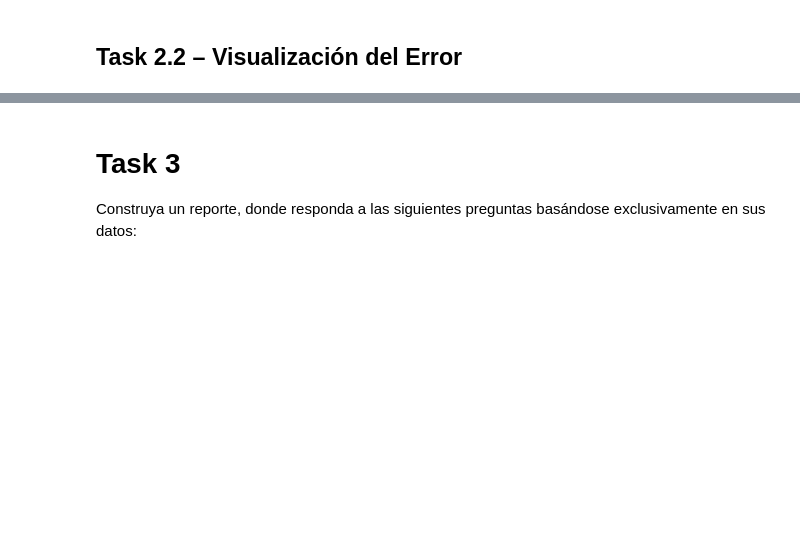
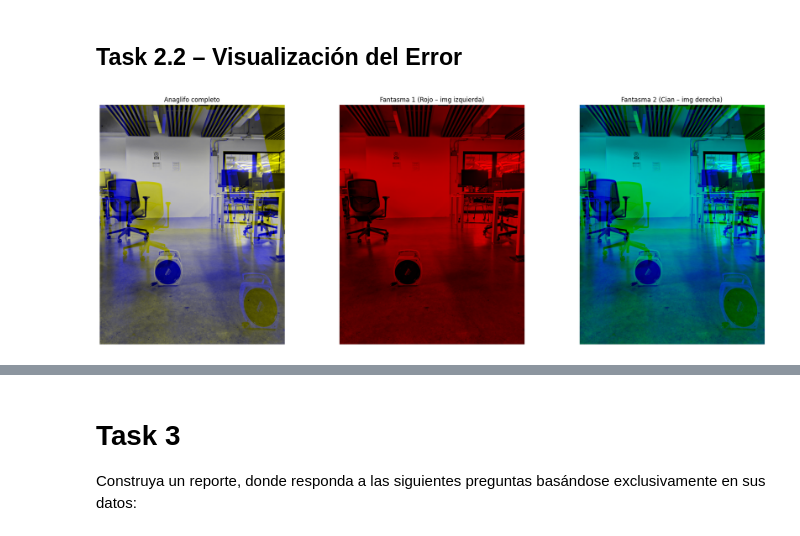
Before and after one commit to Its-Japo/VisionXComputadora, a Jupyter notebook: Lab_5/lab5.ipynb, the cells around one changed output, grey strips where cells are left out. Drawn from its saved outputs; the diff is of its cells as text; code cells hidden in the pictures; blank space fills up the shorter version.

```diff
--- a/Lab_5/lab5.ipynb
+++ b/Lab_5/lab5.ipynb
@@ -259,2 +263,22 @@ plt.show()
 # %% [markdown]
 ## Task 2.2 – Visualización del Error
+# %%
+
+anaglyph_rgb = cv2.cvtColor(anaglyph_u8, cv2.COLOR_BGR2RGB)
+
+red_ghost = np.zeros_like(anaglyph_rgb)
+red_ghost[..., 0] = anaglyph_rgb[..., 0]
+
+cyan_ghost = np.zeros_like(anaglyph_rgb)
+cyan_ghost[..., 1] = anaglyph_rgb[..., 1]
+cyan_ghost[..., 2] = anaglyph_rgb[..., 2]
+
+fig, axes = plt.subplots(1, 3, figsize=(20, 7))
+axes[0].imshow(anaglyph_rgb); axes[0].set_title("Anaglifo completo")
+axes[1].imshow(red_ghost);    axes[1].set_title("Fantasma 1 (Rojo – img izquierda)")
+axes[2].imshow(cyan_ghost);   axes[2].set_title("Fantasma 2 (Cian – img derecha)")
+for ax in axes: ax.axis("off")
+plt.tight_layout()
+plt.show()
+# %% [output]
+[figure, added]
```
Also changed, not shown: parts of 12 cells of this notebook.
